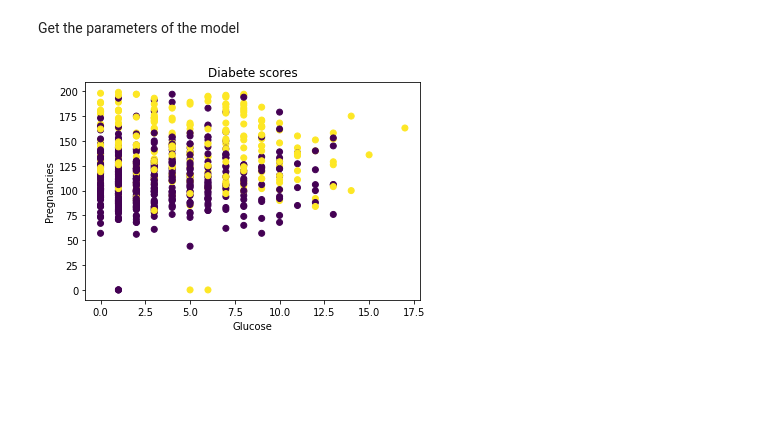
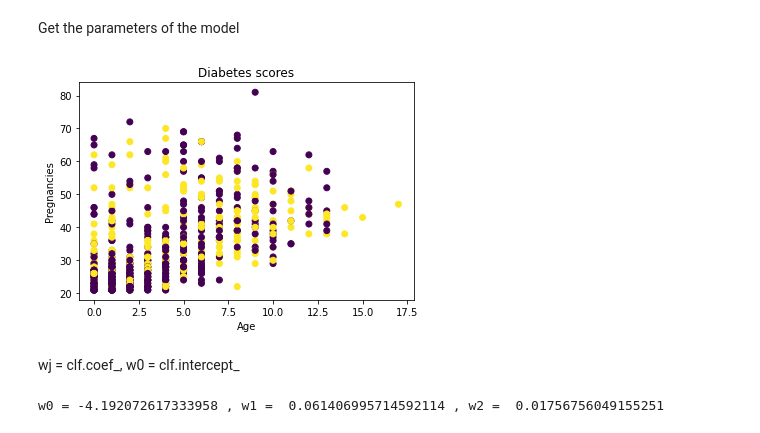
Before and after one commit to Abdoul-K-S/ML, a Jupyter notebook: diabete_Logistic_Regression.ipynb, the cells around one changed output. Cells and saved outputs as stored; diff of their text form; code cells hidden in the pictures; blank space fills up the shorter version.

```diff
--- a/diabete_Logistic_Regression.ipynb
+++ b/diabete_Logistic_Regression.ipynb
@@ -46,20 +34,29 @@ data_exam.head()
 # %% [markdown]
 Get the parameters of the model
 # %%
-X = np.c_[data_exam[["Pregnancies","Glucose", "BloodPressure", "SkinThickness", "Insulin", "BMI", "DiabetesPedigreeFunction", "Age"]]]
+X = np.c_[data_exam[["Pregnancies","Age"]]]
 y = np.c_[data_exam["Outcome"]]
 
 (m,n) = X.shape
 
 # display all examples
 fig = plt.figure()
-plt.title('Diabete scores')
-plt.xlabel('Glucose')
+plt.title('Diabetes scores')
+plt.xlabel('Age')
 plt.ylabel('Pregnancies')
 plt.scatter(X[:,0],X[:,1], c=y.ravel())
 plt.show()
 
 #add a column of 1s to X
 #X = np.insert(X, 0, values=1, axis=1)
 # %% [output]
-[figure, old version]
+[figure, new version]
+# %% [markdown]
+wj = clf.coef_, w0 = clf.intercept_
+# %%
+clf = LogisticRegression(random_state=0, solver='lbfgs', multi_class='multinomial').fit(X, y.ravel())
+
+#print model parameters
+print("w0 =", clf.intercept_[0], ", w1 = ", clf.coef_[0][0], ", w2 = ", clf.coef_[0][1])
+# %% [output]
+w0 = -4.192072617333958 , w1 =  0.061406995714592114 , w2 =  0.01756756049155251
```
Also changed, not shown: parts of 25 cells of this notebook.
